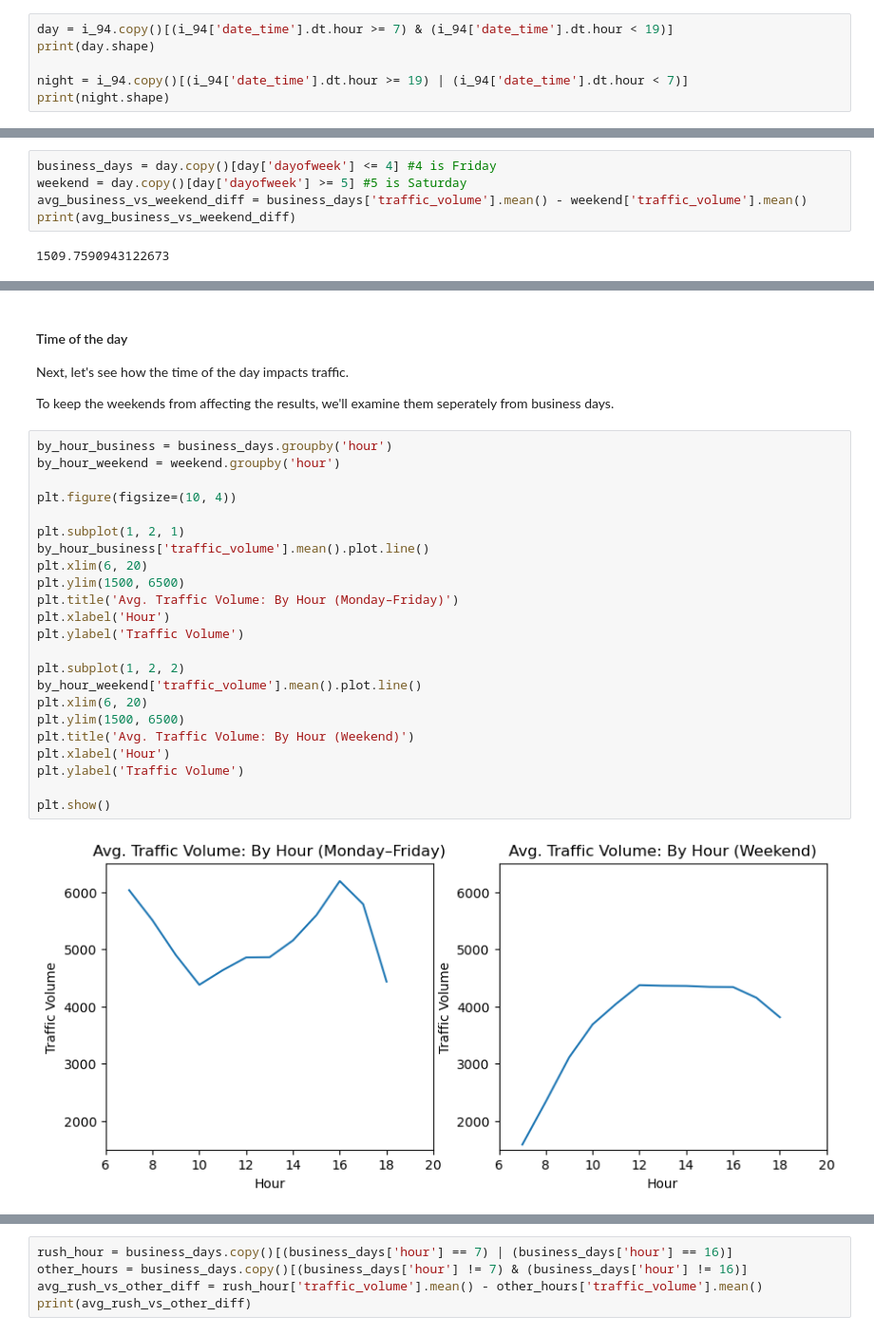
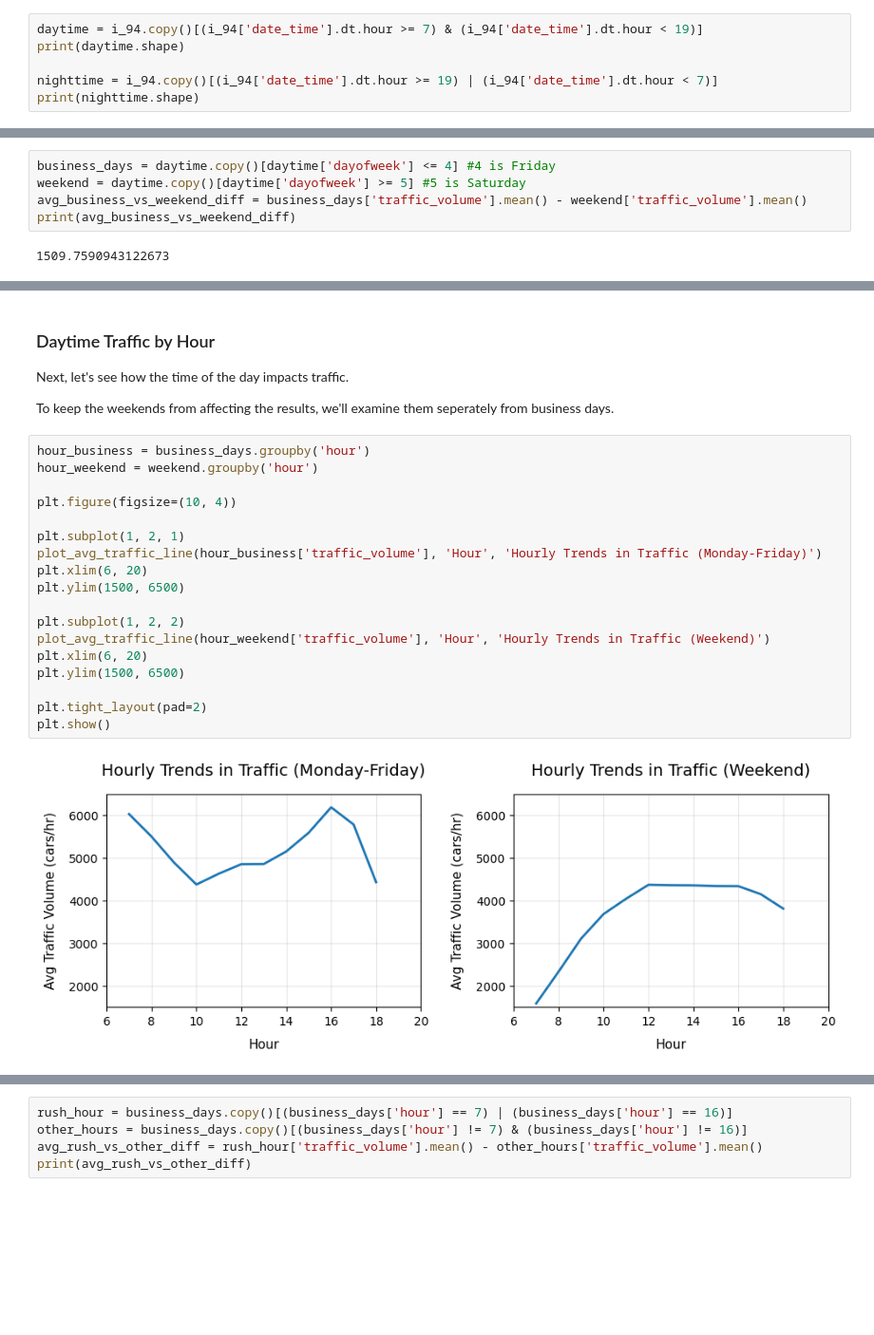
Before and after one commit to CodyTheCoderPrice/Finding-Heavy-Traffic-Indicators-on-I94, a Jupyter notebook: Finding Heavy Traffic Indicators on I-94.ipynb, the cells around one changed output, grey strips where cells are left out. Shown at 95% size. Cells and saved outputs as stored; diff of their text form; blank space fills up the shorter version.

```diff
--- a/Finding Heavy Traffic Indicators on I-94.ipynb
+++ b/Finding Heavy Traffic Indicators on I-94.ipynb
@@ -105,9 +144,9 @@ We'll distinguish them as such:
 # %%
-day = i_94.copy()[(i_94['date_time'].dt.hour >= 7) & (i_94['date_time'].dt.hour < 19)]
-print(day.shape)
+daytime = i_94.copy()[(i_94['date_time'].dt.hour >= 7) & (i_94['date_time'].dt.hour < 19)]
+print(daytime.shape)
 
-night = i_94.copy()[(i_94['date_time'].dt.hour >= 19) | (i_94['date_time'].dt.hour < 7)]
-print(night.shape)
+nighttime = i_94.copy()[(i_94['date_time'].dt.hour >= 19) | (i_94['date_time'].dt.hour < 7)]
+print(nighttime.shape)
 # %% [output]
 (23877, 13)
 (24327, 13)
@@ -230,6 +315,6 @@ Now we're going to measure the difference in traffic volume.
 # %%
-business_days = day.copy()[day['dayofweek'] <= 4] #4 is Friday
-weekend = day.copy()[day['dayofweek'] >= 5] #5 is Saturday
+business_days = daytime.copy()[daytime['dayofweek'] <= 4] #4 is Friday
+weekend = daytime.copy()[daytime['dayofweek'] >= 5] #5 is Saturday
 avg_business_vs_weekend_diff = business_days['traffic_volume'].mean() - weekend['traffic_volume'].mean()
 print(avg_business_vs_weekend_diff)
 # %% [output]
@@ -239,31 +324,26 @@ Business days have on average 1510 more cars on the road each hour.
 # %% [markdown]
-#### Time of the day
+### Daytime Traffic by Hour
 Next, let's see how the time of the day impacts traffic.
 
 To keep the weekends from affecting the results, we'll examine them seperately from business days.
 # %%
-by_hour_business = business_days.groupby('hour')
-by_hour_weekend = weekend.groupby('hour')
+hour_business = business_days.groupby('hour')
+hour_weekend = weekend.groupby('hour')
 
 plt.figure(figsize=(10, 4))
 
 plt.subplot(1, 2, 1)
-by_hour_business['traffic_volume'].mean().plot.line()
+plot_avg_traffic_line(hour_business['traffic_volume'], 'Hour', 'Hourly Trends in Traffic (Monday-Friday)')
 plt.xlim(6, 20)
 plt.ylim(1500, 6500)
-plt.title('Avg. Traffic Volume: By Hour (Monday–Friday)')
-plt.xlabel('Hour')
-plt.ylabel('Traffic Volume')
 
 plt.subplot(1, 2, 2)
-by_hour_weekend['traffic_volume'].mean().plot.line()
+plot_avg_traffic_line(hour_weekend['traffic_volume'], 'Hour', 'Hourly Trends in Traffic (Weekend)')
 plt.xlim(6, 20)
 plt.ylim(1500, 6500)
-plt.title('Avg. Traffic Volume: By Hour (Weekend)')
-plt.xlabel('Hour')
-plt.ylabel('Traffic Volume')
 
+plt.tight_layout(pad=2)
 plt.show()
 # %% [output]
-[figure, old version]
+[figure, new version]
 # %% [markdown]
```
Also changed, not shown: parts of 47 cells of this notebook, 1 other file.
